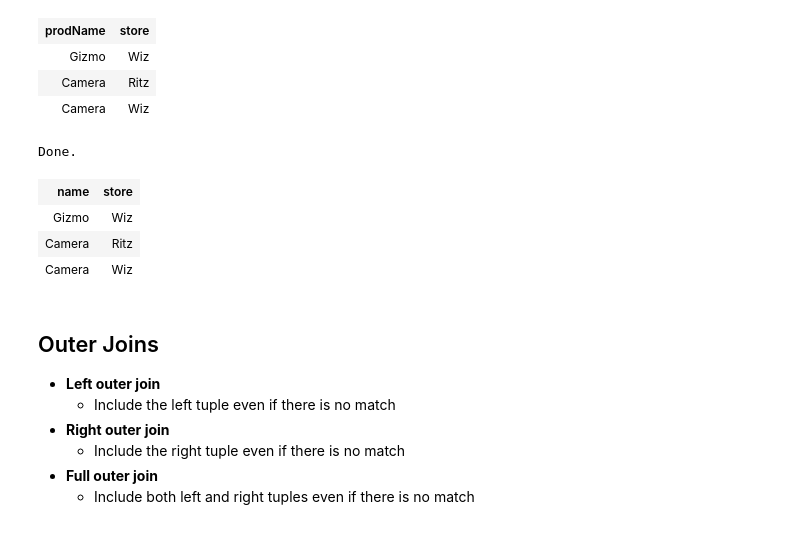
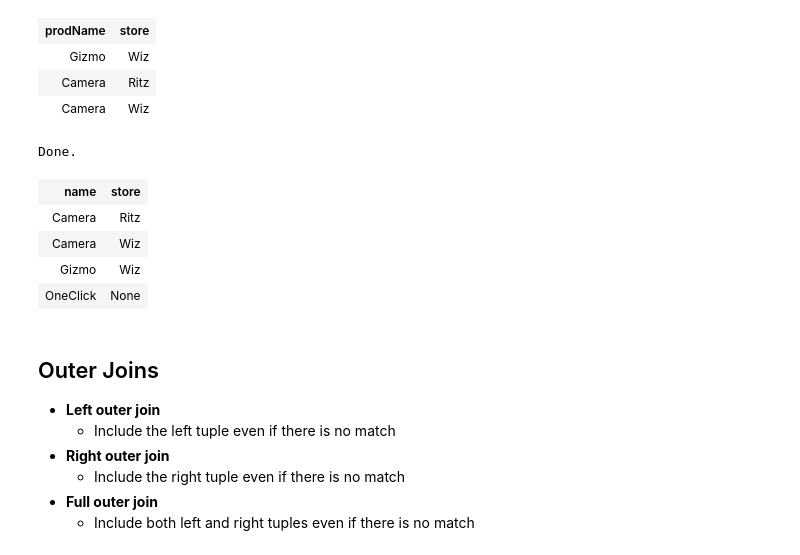
Before and after one commit to jacobmontiel/sql-intro, a Jupyter notebook: sql-intro-4.ipynb, the cells around one changed output. Drawn from its saved outputs; the diff is of its cells as text; code cells hidden in the pictures.

```diff
--- a/sql-intro-4.ipynb
+++ b/sql-intro-4.ipynb
@@ -610,15 +663,16 @@ Done.
 # %%
 %%sql
 SELECT Product.name, Purchase.store
 FROM   Product
-INNER JOIN Purchase
+LEFT OUTER JOIN Purchase
 ON Product.name = Purchase.prodName;
 # %% [output]
 Done.
 | name | store |
-| Gizmo | Wiz |
 | Camera | Ritz |
 | Camera | Wiz |
+| Gizmo | Wiz |
+| OneClick | None |
 # %% [markdown]
 ## Outer Joins
 * __Left outer join__
```
Also changed, not shown: parts of 10 cells of this notebook, 3 other files.
